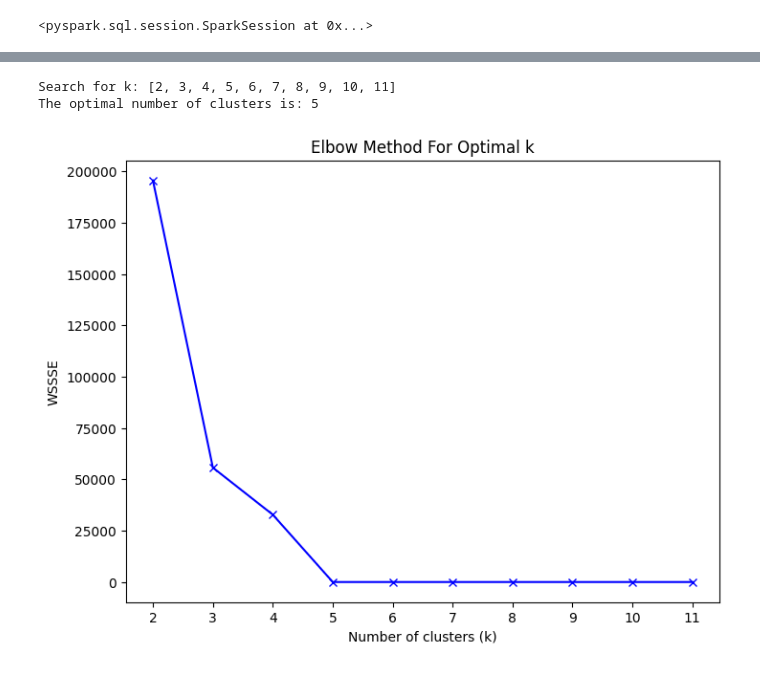
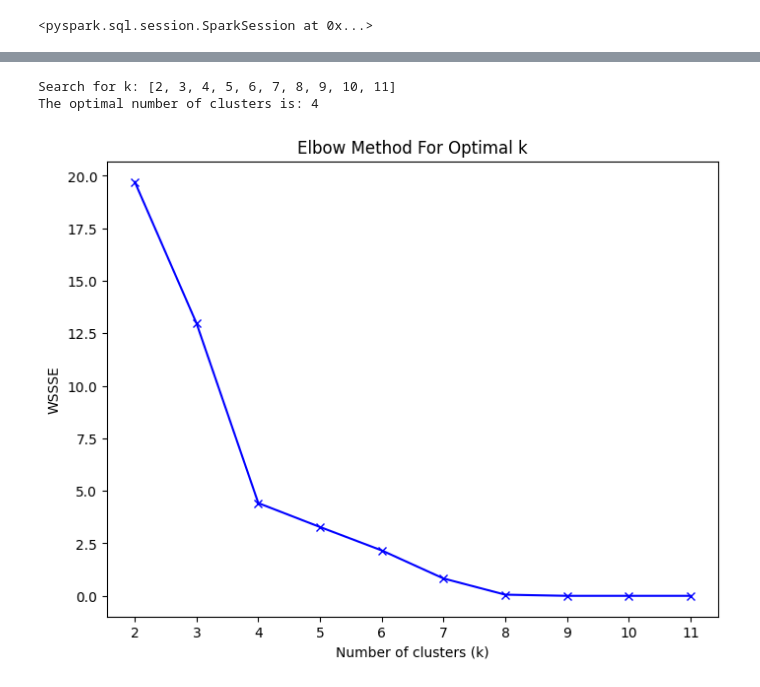
Before and after one commit to ChristosP1/Spark_Book_Purchase, a Jupyter notebook: Clustering.ipynb, the cells around one changed output, grey strips where cells are left out. Saved outputs shown, nothing was run; the diff lists cells and outputs as text; code cells hidden in the pictures.

Commit message:
Update clustering features

```diff
--- a/Clustering.ipynb
+++ b/Clustering.ipynb
@@ -120,6 +124 @@ logs.limit(5).show(truncate=False)
 +----------+-------------------------------------------------------------------------------------------------------------------------------------------------------------------------------------------- ...
-# %%
-# Split the times column, convert to integer and sum the values
-logs = logs.withColumn("sum_times",
-    F.expr("aggregate(transform(split(times, ','), x -> int(trim(x))), 0, (acc, x) -> acc + x)")
-)
@@ -151,0 +178,22 @@ final_logs.limit(5).show(truncate=False)
+# %%
+from pyspark.ml.feature import VectorAssembler, MinMaxScaler#, StandardScaler, RobustScaler
+
+# Scale features
+assembler = VectorAssembler(inputCols=['sum_times', 'avg_times', 'server_hops'], outputCol='features_to_scale')
+feature_logs = assembler.transform(logs)
+scaler = MinMaxScaler(inputCol='features_to_scale', outputCol='scaled_features')
+scaler_model = scaler.fit(feature_logs)
+feature_logs = scaler_model.transform(feature_logs)
+"""
+scaler = StandardScaler(inputCol='features_to_scale', outputCol='scaled_features', withMean=True, withStd=True)
+scaler_model = scaler.fit(feature_logs)
+feature_logs = scaler_model.transform(feature_logs)
+scaler = RobustScaler(inputCol='features_to_scale', outputCol='scaled_features')
+scaler_model = scaler.fit(feature_logs)
+feature_logs = scaler_model.transform(feature_logs)
+"""
+feature_logs = feature_logs.drop(*['sum_times', 'avg_times', 'server_hops', 'features_to_scale'])
+
+# Assemble features into a single vector column
+assembler = VectorAssembler(inputCols=[col for col in feature_logs.columns if col != 'process_id'], outputCol='features')
+feature_logs = assembler.transform(feature_logs)
@@ -152,27 +216,17 @@ final_logs.limit(5).show(truncate=False)
 # %%
-from pyspark.ml.feature import VectorAssembler
 from pyspark.ml.clustering import BisectingKMeans
 import matplotlib.pyplot as plt
 import numpy as np
 from kneed import KneeLocator
 
-# Select columns for input features
-cols_except_process_id = [col for col in final_logs.columns if col != 'process_id']
-
-# Assemble features into a single vector column
-assembler = VectorAssembler(inputCols=cols_except_process_id, outputCol='features')
-feature_logs = assembler.transform(final_logs)
-
-# Initialize an empty list to store WSSSE values for different k
-wssse_values = []
-
 # Define the range of k values to test
 batch_size = 10
 min_k = 2
-max_k = final_logs.count()
+max_k = logs.count()
 # Ensure batch size of k for correct elbow method results
 k_values = list(range(min_k, max(max_k + 1, min_k + batch_size)))
 print(f'Search for k: {k_values}')
+wssse_values = []
 
 # Function to run the clustering in batches
 def run_batches(k_values, batch_size):
@@ -182,40 +236,40 @@ def run_batches(k_values, batch_size):
         k_values = k_values[batch_size:]
 
         for k in batch_k:
-            kmeans = BisectingKMeans(k=k, seed=123)
+            kmeans = BisectingKMeans(k=k, seed=50)
             model = kmeans.fit(feature_logs)
             wssse = model.summary.trainingCost
             wssse_values.append((k, wssse))
 
         # Extract K and WSSSE values
         k_vals, wssse_vals = zip(*wssse_values)
 
         # Use the Kneedle algorithm to find the elbow point
         kneedle = KneeLocator(k_vals, wssse_vals, curve='convex', direction='decreasing')
         optimal_k = kneedle.knee
 
         if optimal_k == previous_optimal_k:
             break
         previous_optimal_k = optimal_k
 
     return optimal_k, k_vals, wssse_vals
 
 # Run the clustering in batches
 optimal_k, k_vals, wssse_vals = run_batches(k_values, batch_size)
 print(f'The optimal number of clusters is: {optimal_k}')
 
-# Plot the WSSSE values against the k values to find the elbow point
+# Plot the WSSSE values against the k values
 plt.figure(figsize=(8, 6))
 plt.plot(k_vals, wssse_vals, 'bx-')
 plt.xlabel('Number of clusters (k)')
 plt.xticks(k_vals)
 plt.ylabel('WSSSE')
 plt.title('Elbow Method For Optimal k')
 plt.show()
 # %% [output]
 Search for k: [2, 3, 4, 5, 6, 7, 8, 9, 10, 11]
-The optimal number of clusters is: 5
+The optimal number of clusters is: 4
-[figure, old version]
+[figure, new version]
 # %%
 # Train the final model using the optimal k
 kmeans = BisectingKMeans(k=optimal_k, seed=123)
```
Also changed, not shown: parts of 10 cells of this notebook.
